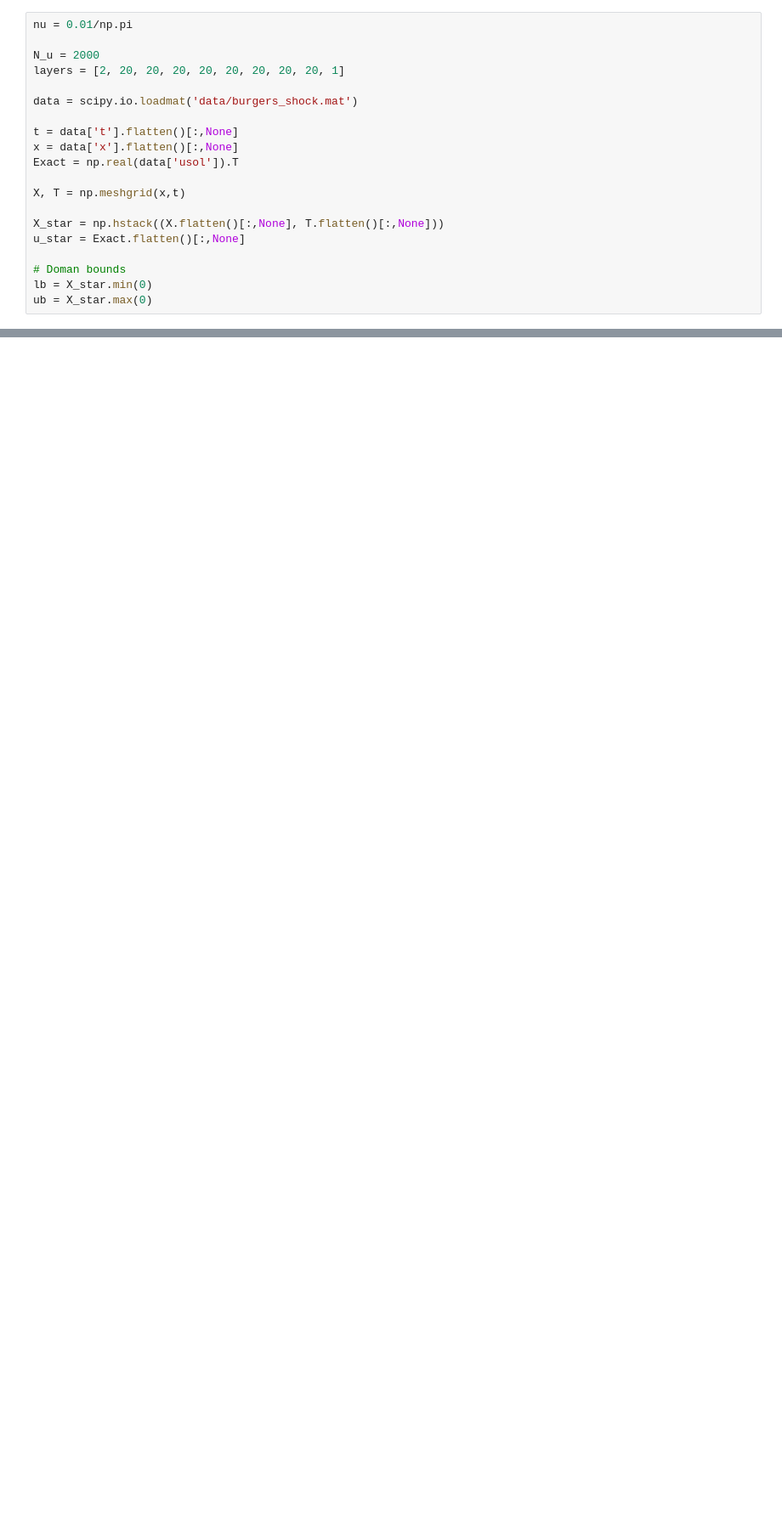
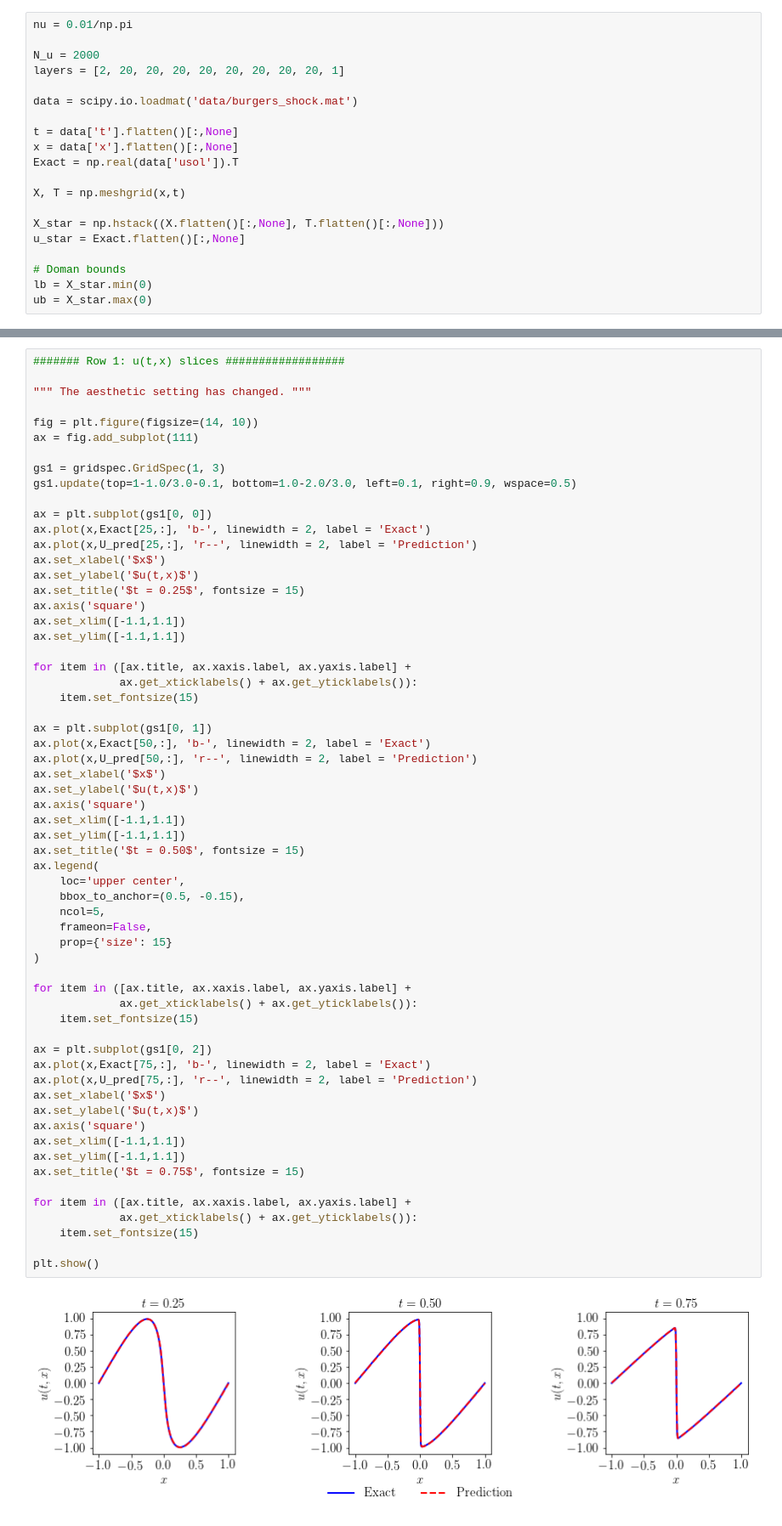
Before and after one commit to jayroxis/PINNs, a Jupyter notebook: Burgers Equation/Burgers Identification (PyTorch).ipynb, the cells around one changed output, grey strips where cells are left out. Shown: that part at 85% size. Cells and saved outputs as stored; diff of their text form; blank space fills up the shorter version.

```diff
--- a/Burgers Equation/Burgers Identification (PyTorch).ipynb
+++ b/Burgers Equation/Burgers Identification (PyTorch).ipynb
@@ -317,0 +375,63 @@ It: 810, Loss: 1.296e-02, Lambda_1: 0.375, Lambda_2: 0.002862, Time: 0.15
+# %%
+####### Row 1: u(t,x) slices ##################
+
+""" The aesthetic setting has changed. """
+
+fig = plt.figure(figsize=(14, 10))
+ax = fig.add_subplot(111)
+
+gs1 = gridspec.GridSpec(1, 3)
+gs1.update(top=1-1.0/3.0-0.1, bottom=1.0-2.0/3.0, left=0.1, right=0.9, wspace=0.5)
+
+ax = plt.subplot(gs1[0, 0])
+ax.plot(x,Exact[25,:], 'b-', linewidth = 2, label = 'Exact')
+ax.plot(x,U_pred[25,:], 'r--', linewidth = 2, label = 'Prediction')
+ax.set_xlabel('$x$')
+ax.set_ylabel('$u(t,x)$')
+ax.set_title('$t = 0.25$', fontsize = 15)
+ax.axis('square')
+ax.set_xlim([-1.1,1.1])
+ax.set_ylim([-1.1,1.1])
+
+for item in ([ax.title, ax.xaxis.label, ax.yaxis.label] +
+             ax.get_xticklabels() + ax.get_yticklabels()):
+    item.set_fontsize(15)
+
+ax = plt.subplot(gs1[0, 1])
+ax.plot(x,Exact[50,:], 'b-', linewidth = 2, label = 'Exact')
+ax.plot(x,U_pred[50,:], 'r--', linewidth = 2, label = 'Prediction')
+ax.set_xlabel('$x$')
+ax.set_ylabel('$u(t,x)$')
+ax.axis('square')
+ax.set_xlim([-1.1,1.1])
+ax.set_ylim([-1.1,1.1])
+ax.set_title('$t = 0.50$', fontsize = 15)
+ax.legend(
+    loc='upper center',
+    bbox_to_anchor=(0.5, -0.15),
+    ncol=5,
+    frameon=False,
+    prop={'size': 15}
+)
+
+for item in ([ax.title, ax.xaxis.label, ax.yaxis.label] +
+             ax.get_xticklabels() + ax.get_yticklabels()):
+    item.set_fontsize(15)
+
+ax = plt.subplot(gs1[0, 2])
+ax.plot(x,Exact[75,:], 'b-', linewidth = 2, label = 'Exact')
+ax.plot(x,U_pred[75,:], 'r--', linewidth = 2, label = 'Prediction')
+ax.set_xlabel('$x$')
+ax.set_ylabel('$u(t,x)$')
+ax.axis('square')
+ax.set_xlim([-1.1,1.1])
+ax.set_ylim([-1.1,1.1])
+ax.set_title('$t = 0.75$', fontsize = 15)
+
+for item in ([ax.title, ax.xaxis.label, ax.yaxis.label] +
+             ax.get_xticklabels() + ax.get_yticklabels()):
+    item.set_fontsize(15)
+
+plt.show()
+# %% [output]
+[figure, added]
```
Also changed, not shown: parts of 19 cells of this notebook, 1 other file.
